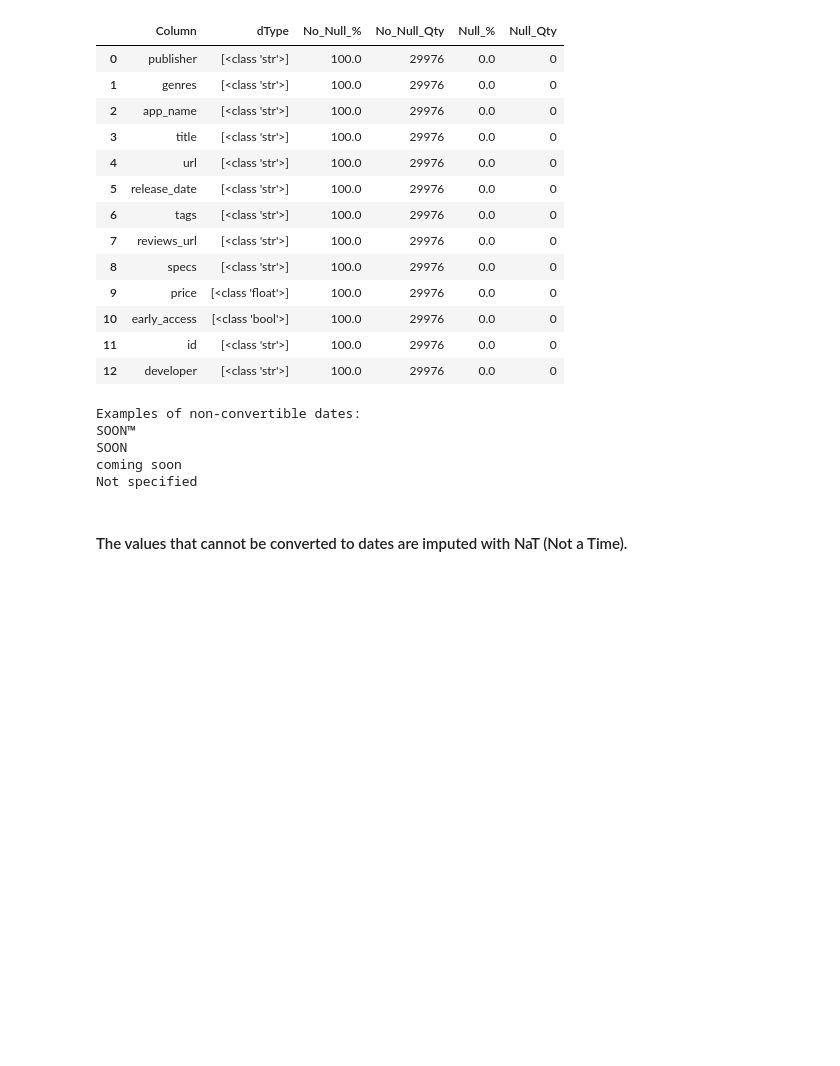
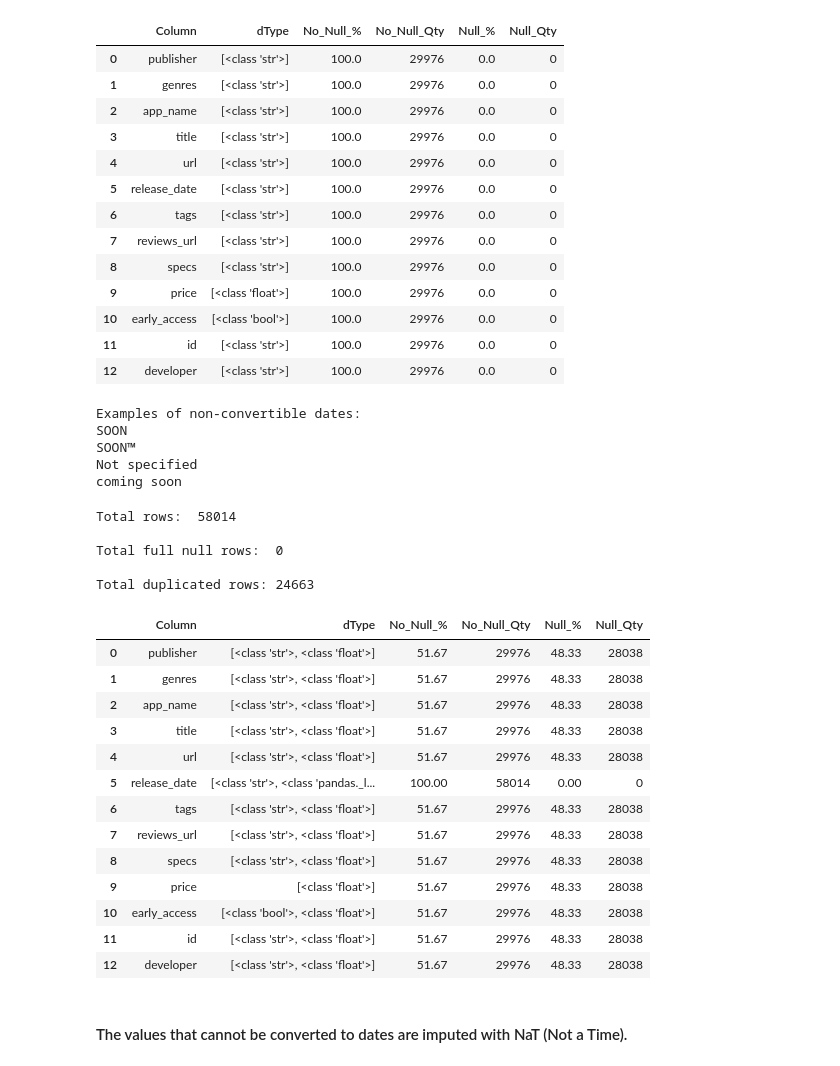
Before and after one commit to Mauro-coder555/Steam-Rec-System, a Jupyter notebook: ETL/ETL_steam_games.ipynb, the cells around one changed output. Saved outputs shown, nothing was run; the diff lists cells and outputs as text; code cells hidden in the pictures; blank space fills up the shorter version.

```diff
--- a/ETL/ETL_steam_games.ipynb
+++ b/ETL/ETL_steam_games.ipynb
@@ -12,3 +12,7 @@ importlib.reload(ut)
+# %%
+pd.set_option('display.max_columns', None)
+pd.set_option('display.max_rows', None)
+pd.set_option('display.max_colwidth', None)
 # %% [markdown]
 ## Dataset to dataframe
 # %%
@@ -373,27 +377,51 @@ Total duplicated rows: 0
 # Check the current values in 'release_date' that are not convertible to datetime
 non_convertible_dates = set()
 
+games_df_copy = games_df.copy()
+
 for i, date_str in enumerate(games_df['release_date']):
     try:
         # Try to convert the date and assign it back to the position in the DataFrame
-        games_df.at[i, 'release_date'] = pd.to_datetime(date_str)
+        games_df_copy.at[i, 'release_date'] = pd.to_datetime(date_str)
     except ValueError:
         non_convertible_dates.add(date_str)
 
 # Display some examples of non-convertible dates
 if non_convertible_dates:
     print("Examples of non-convertible dates:")
-    unique_examples = list(non_convertible_dates)[:5]
+    unique_examples = list(non_convertible_dates)
     for date_str in unique_examples:
         print(date_str)
 else:
     print("All values in 'release_date' are convertible.")
 # %% [output]
 Examples of non-convertible dates:
+SOON
 SOON™
-SOON
+Not specified
 coming soon
-Not specified
+# %%
+ut.data_overview(games_df_copy)
+# %% [output]
+Total rows:  58014
+
+Total full null rows:  0
+
+Total duplicated rows: 24663
+|  | Column | dType | No_Null_% | No_Null_Qty | Null_% | Null_Qty |
+| 0 | publisher | [<class 'str'>, <class 'float'>] | 51.67 | 29976 | 48.33 | 28038 |
+| 1 | genres | [<class 'str'>, <class 'float'>] | 51.67 | 29976 | 48.33 | 28038 |
+| 2 | app_name | [<class 'str'>, <class 'float'>] | 51.67 | 29976 | 48.33 | 28038 |
+| 3 | title | [<class 'str'>, <class 'float'>] | 51.67 | 29976 | 48.33 | 28038 |
+| 4 | url | [<class 'str'>, <class 'float'>] | 51.67 | 29976 | 48.33 | 28038 |
+| 5 | release_date | [<class 'str'>, <class 'pandas._l... | 100.00 | 58014 | 0.00 | 0 |
+| 6 | tags | [<class 'str'>, <class 'float'>] | 51.67 | 29976 | 48.33 | 28038 |
+| 7 | reviews_url | [<class 'str'>, <class 'float'>] | 51.67 | 29976 | 48.33 | 28038 |
+| 8 | specs | [<class 'str'>, <class 'float'>] | 51.67 | 29976 | 48.33 | 28038 |
+| 9 | price | [<class 'float'>] | 51.67 | 29976 | 48.33 | 28038 |
+| 10 | early_access | [<class 'bool'>, <class 'float'>] | 51.67 | 29976 | 48.33 | 28038 |
+| 11 | id | [<class 'str'>, <class 'float'>] | 51.67 | 29976 | 48.33 | 28038 |
+| 12 | developer | [<class 'str'>, <class 'float'>] | 51.67 | 29976 | 48.33 | 28038 |
 # %% [markdown]
 #### The values that cannot be converted to dates are imputed with NaT (Not a Time).
 # %%
```
Also changed, not shown: parts of 7 cells of this notebook, 10 other files.
